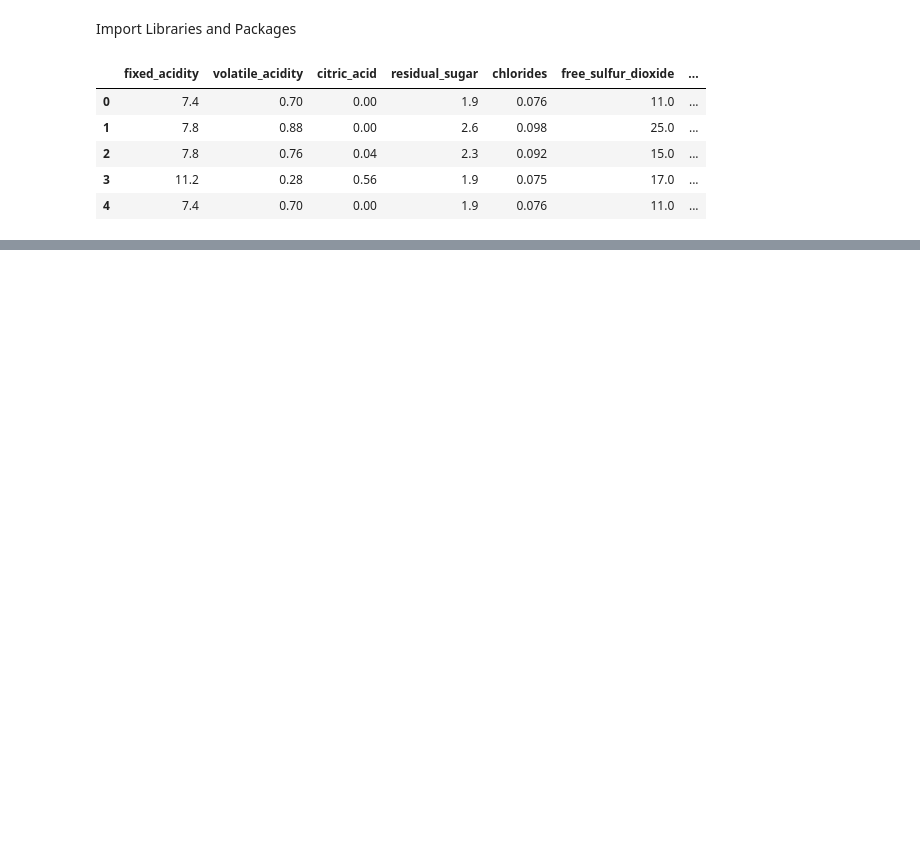
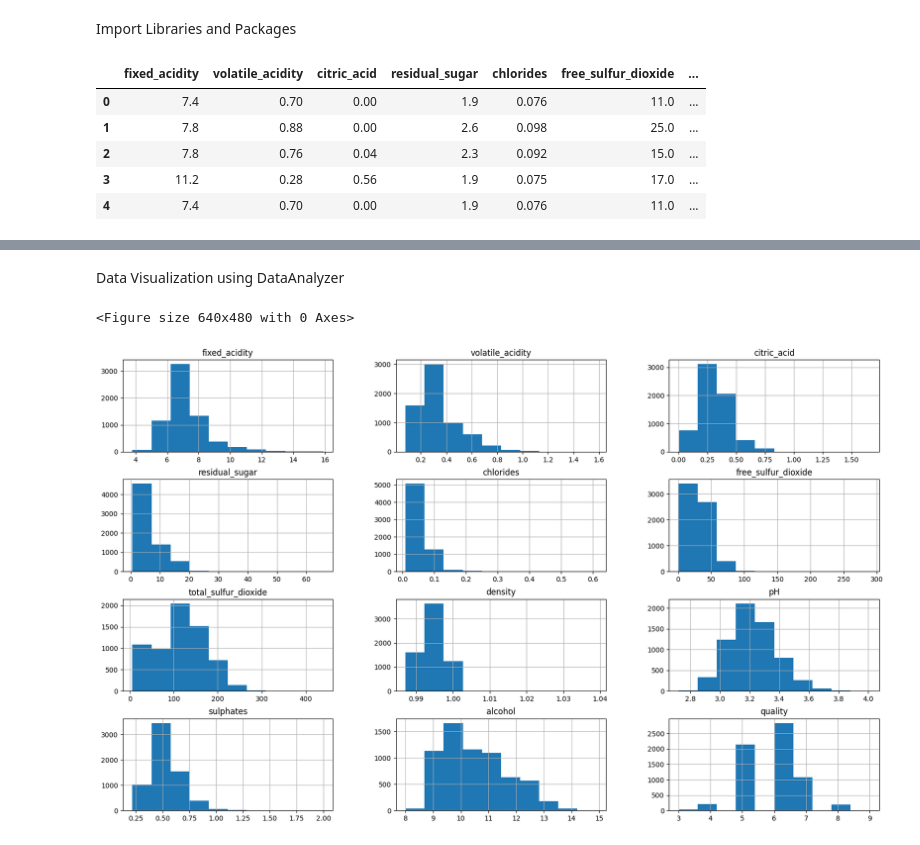
Before and after one commit to coss-fz/data-analysis_bi-project, a Jupyter notebook: processing_data/wine.ipynb, the cells around one changed output, grey strips where cells are left out. Saved outputs shown, nothing was run; the diff lists cells and outputs as text; code cells hidden in the pictures; blank space fills up the shorter version.

```diff
--- a/processing_data/wine.ipynb
+++ b/processing_data/wine.ipynb
@@ -24,0 +117,7 @@ df_wine.head()
+# %% [markdown]
+Data Visualization using DataAnalyzer
+# %%
+class_instance.histogram()
+# %% [output]
+<Figure size 640x480 with 0 Axes>
+[figure, added]
```
Also changed, not shown: parts of 7 cells of this notebook, 6 other files.
